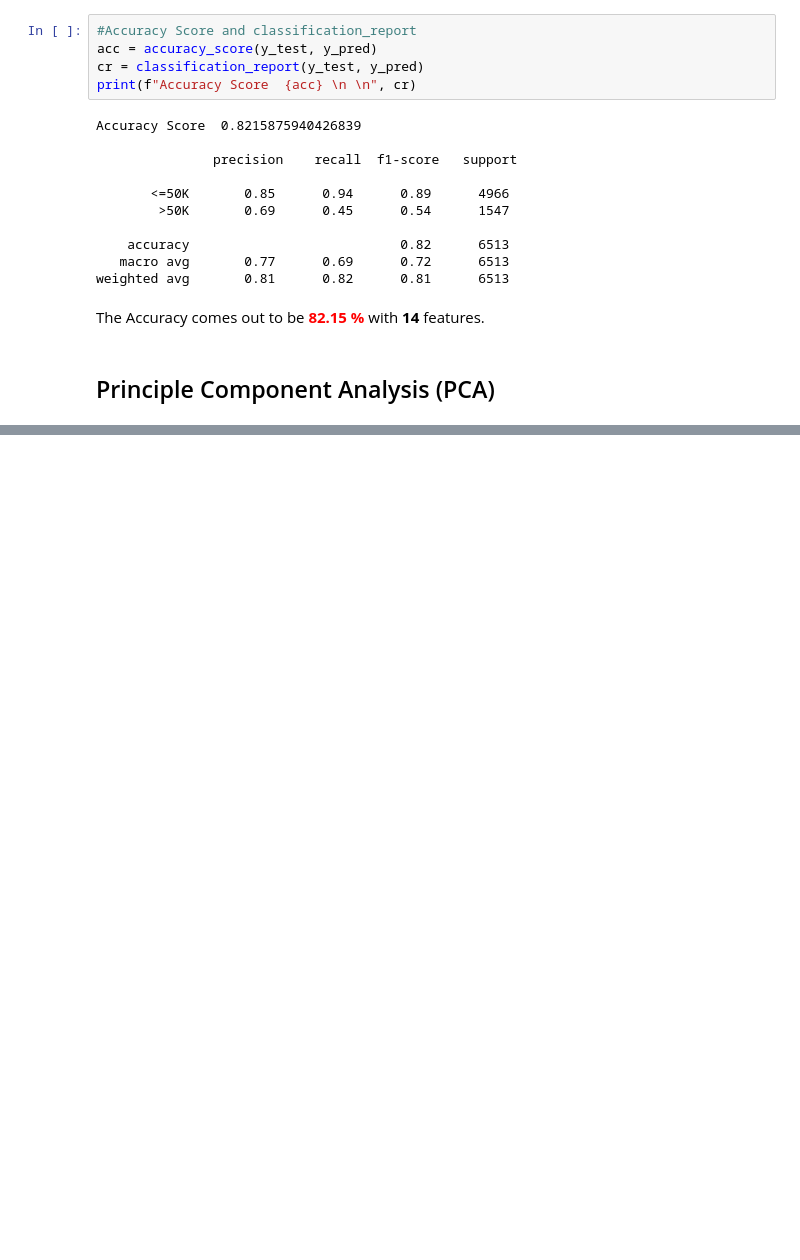
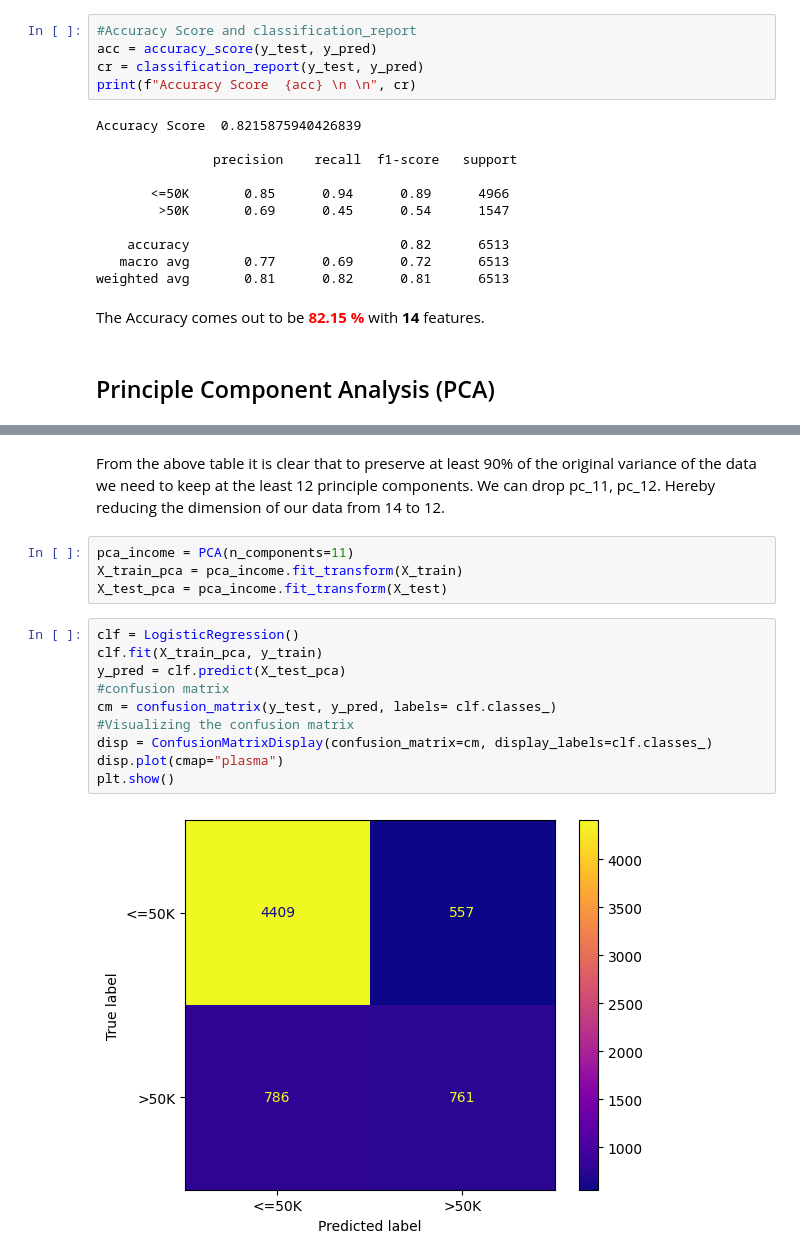
Before and after one commit to corpsedust/NareshIT, a Jupyter notebook: DailyClassroomNotes/logistic regression/logitRegressionPCA.ipynb, the cells around one changed output, grey strips where cells are left out. Drawn from its saved outputs; the diff is of its cells as text; blank space fills up the shorter version.

```diff
--- a/DailyClassroomNotes/logistic regression/logitRegressionPCA.ipynb
+++ b/DailyClassroomNotes/logistic regression/logitRegressionPCA.ipynb
@@ -331,0 +397,18 @@ The Accuracy comes out to be <span style="color: red"><strong>82.15 %</strong></
+# %% [markdown]
+From the above table it is clear that to preserve at least 90% of the original variance of the data we need to keep at the least 12 principle components. We can drop pc_11, pc_12. Hereby reducing the dimension of our data from 14 to 12.
+# %%
+pca_income = PCA(n_components=11)
+X_train_pca = pca_income.fit_transform(X_train)
+X_test_pca = pca_income.fit_transform(X_test)
+# %%
+clf = LogisticRegression()
+clf.fit(X_train_pca, y_train)
+y_pred = clf.predict(X_test_pca)
+#confusion matrix
+cm = confusion_matrix(y_test, y_pred, labels= clf.classes_)
+#Visualizing the confusion matrix
+disp = ConfusionMatrixDisplay(confusion_matrix=cm, display_labels=clf.classes_)
+disp.plot(cmap="plasma")
+plt.show()
+# %% [output]
+[figure, added]
```
Also changed, not shown: parts of 8 cells of this notebook, 1 other file.
